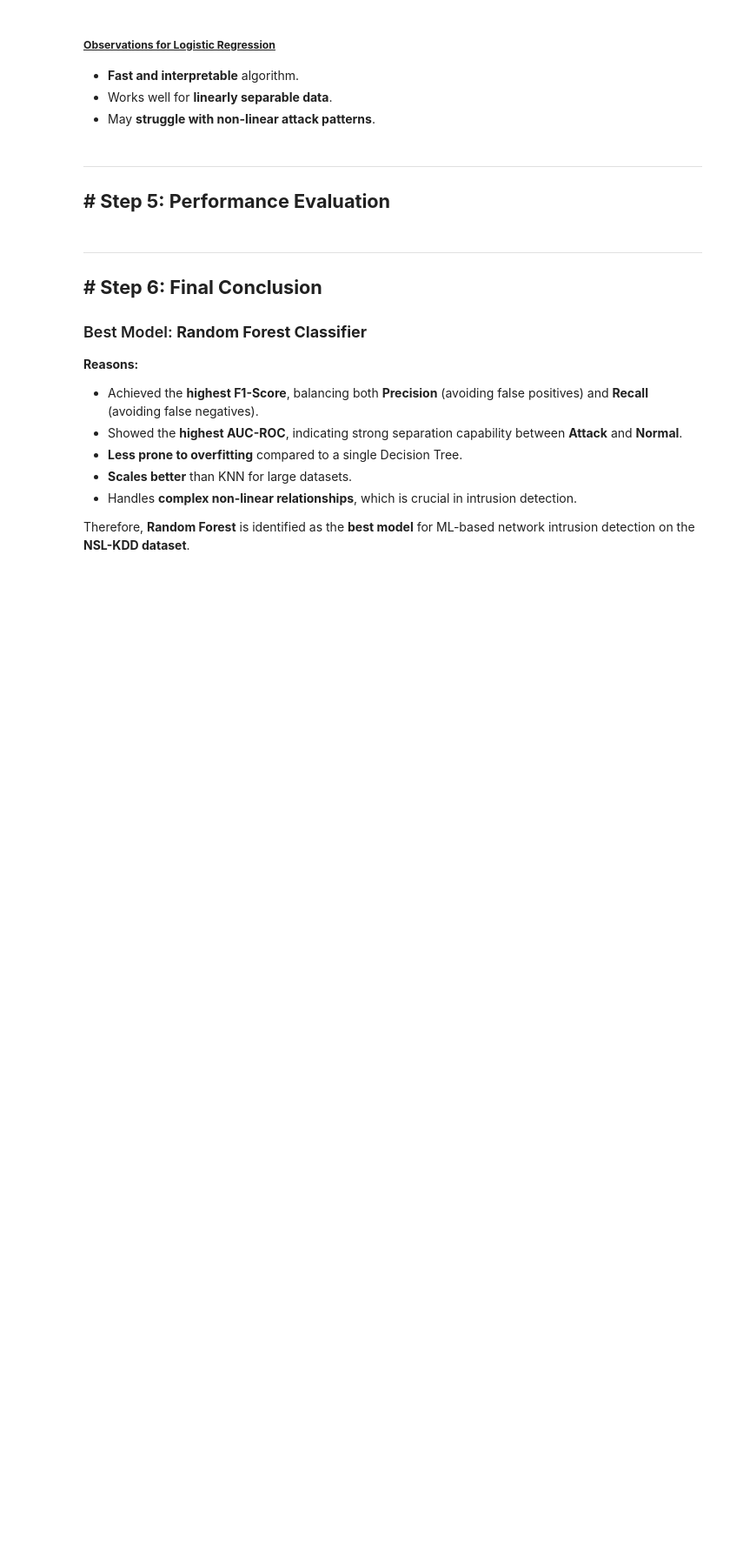
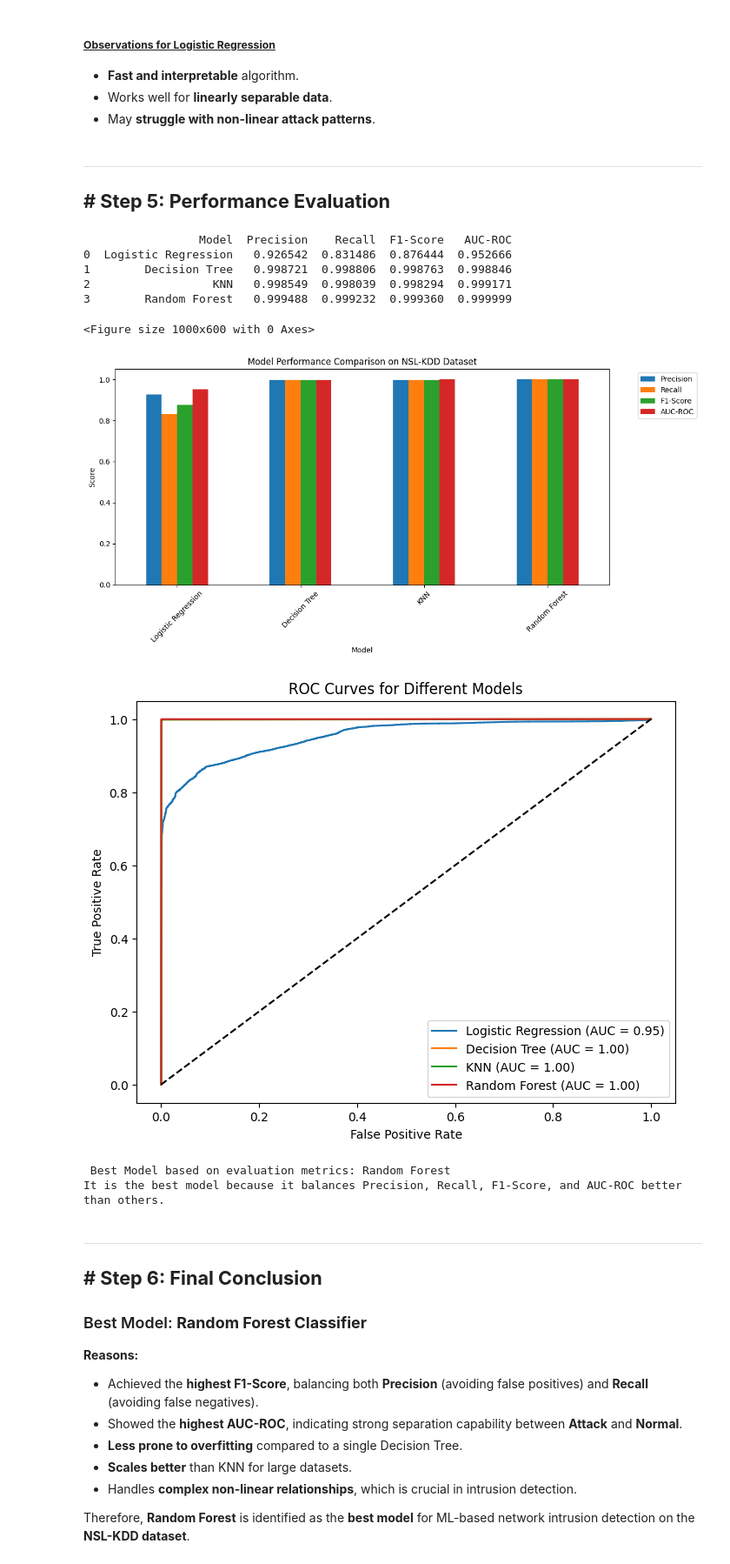
Before and after one commit to datawithadi/ML, a Jupyter notebook: ML_PS2.ipynb, the cells around one changed output. Shown at 87% size. Drawn from its saved outputs; the diff is of its cells as text; code cells hidden in the pictures; blank space fills up the shorter version.

```diff
--- a/ML_PS2.ipynb
+++ b/ML_PS2.ipynb
@@ -592,9 +629,9 @@ for name, model in models.items():
     y_pred = model.predict(X_test_20)
     y_prob = model.predict_proba(X_test_20)[:, 1] if hasattr(model, "predict_proba") else None
 
-    precision = precision_score(y_test_20, y_pred, pos_label="Attack")
-    recall = recall_score(y_test_20, y_pred, pos_label="Attack")
-    f1 = f1_score(y_test_20, y_pred, pos_label="Attack")
+    precision = precision_score(y_test_20, y_pred, pos_label=1)
+    recall = recall_score(y_test_20, y_pred, pos_label=1)
+    f1 = f1_score(y_test_20, y_pred, pos_label=1)
     auc = roc_auc_score(y_test_20, y_prob) if y_prob is not None else None
 
     results.append([name, precision, recall, f1, auc])
@@ -610,35 +647,46 @@ plt.figure(figsize=(10,6))
 results_df.set_index("Model")[["Precision","Recall","F1-Score","AUC-ROC"]].plot(kind="bar", figsize=(12,6))
 plt.title("Model Performance Comparison on NSL-KDD Dataset")
 plt.ylabel("Score")
 plt.xticks(rotation=45)
 plt.legend(bbox_to_anchor=(1.05, 1), loc='upper left')
 plt.tight_layout()
 plt.show()
 
 # ----------------------------
 # ROC Curves
 # ----------------------------
 plt.figure(figsize=(8,6))
 
 for name, model in models.items():
     if hasattr(model, "predict_proba"):
         y_prob = model.predict_proba(X_test_20)[:, 1]
-        fpr, tpr, _ = roc_curve(y_test_20.map(lambda x: 1 if x=="Attack" else 0), y_prob)
-        plt.plot(fpr, tpr, label=f"{name} (AUC = {roc_auc_score(y_test_20.map(lambda x: 1 if x=='Attack' else 0), y_prob):.2f})")
+        fpr, tpr, _ = roc_curve(y_test_20, y_prob)
+        plt.plot(fpr, tpr, label=f"{name} (AUC = {roc_auc_score(y_test_20, y_prob):.2f})")
 
 plt.plot([0,1],[0,1],'k--')  # baseline
 plt.title("ROC Curves for Different Models")
 plt.xlabel("False Positive Rate")
 plt.ylabel("True Positive Rate")
 plt.legend()
 plt.show()
 
 # ----------------------------
 # Conclusion: Best Model
 # ----------------------------
 best_model = results_df.sort_values(by="F1-Score", ascending=False).iloc[0]
 print("\n Best Model based on evaluation metrics:", best_model["Model"])
 print("It is the best model because it balances Precision, Recall, F1-Score, and AUC-ROC better than others.")
+# %% [output]
+                 Model  Precision    Recall  F1-Score   AUC-ROC
+0  Logistic Regression   0.926542  0.831486  0.876444  0.952666
+1        Decision Tree   0.998721  0.998806  0.998763  0.998846
+2                  KNN   0.998549  0.998039  0.998294  0.999171
+3        Random Forest   0.999488  0.999232  0.999360  0.999999
+<Figure size 1000x600 with 0 Axes>
+[figure, added]
+[figure, added]
+ Best Model based on evaluation metrics: Random Forest
+It is the best model because it balances Precision, Recall, F1-Score, and AUC-ROC better than others.
 # %% [markdown]
 ---
 ## <b># Step 6: Final Conclusion </b>
```
Also changed, not shown: parts of 7 cells of this notebook.
